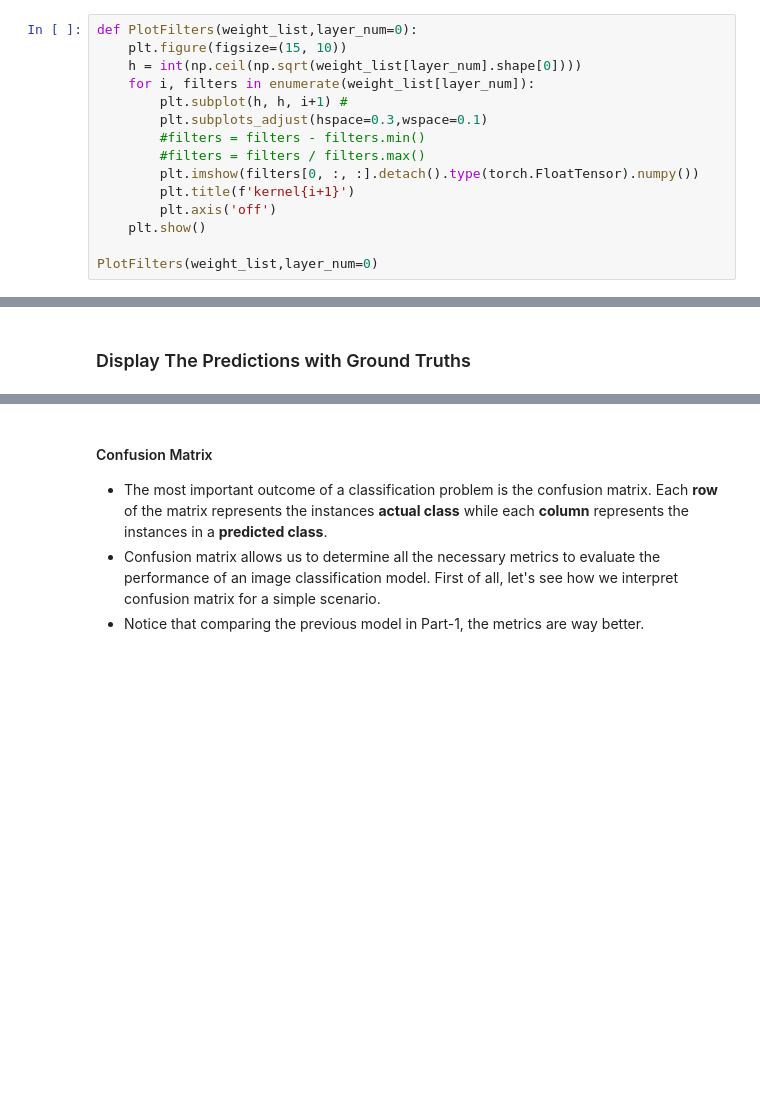
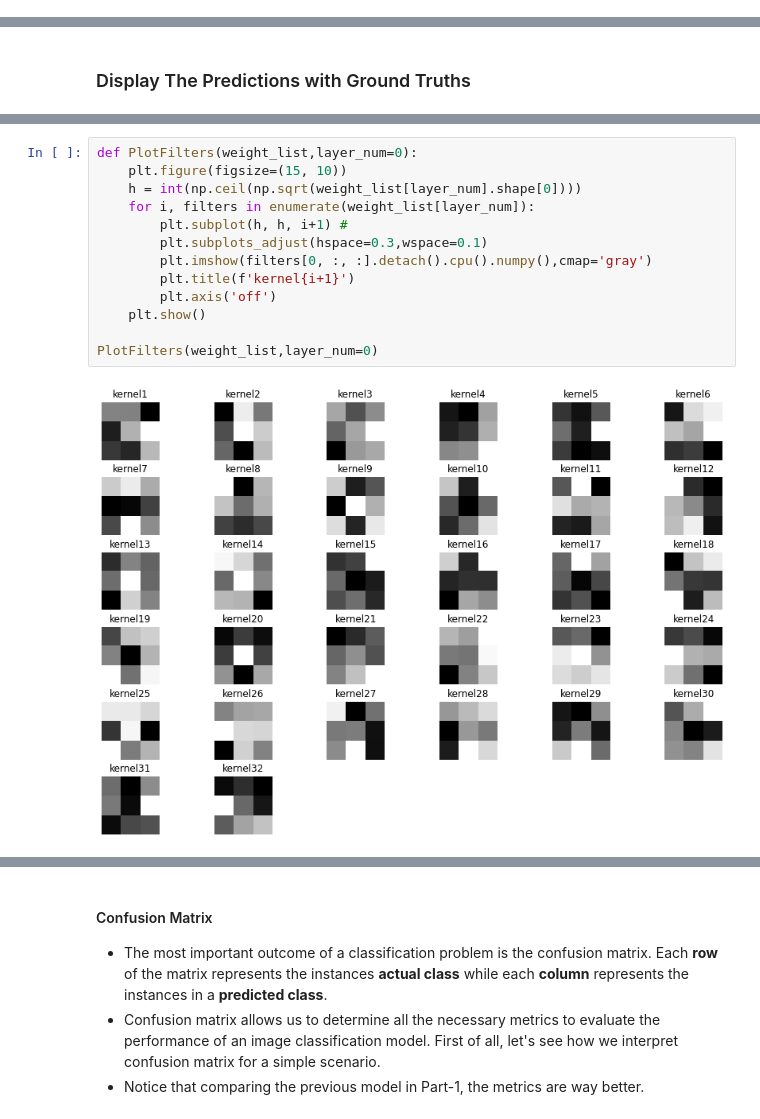
Before and after one commit to erkara/Spelman_College_Machine_Learning_Group, a Jupyter notebook: 9_Image_Classification_Part2_Convolutional_Neural_Networks.ipynb, the cells around one changed output, grey strips where cells are left out. Cells and saved outputs as stored; diff of their text form; blank space fills up the shorter version.

```diff
--- a/9_Image_Classification_Part2_Convolutional_Neural_Networks.ipynb
+++ b/9_Image_Classification_Part2_Convolutional_Neural_Networks.ipynb
@@ -356,15 +335,0 @@ we have 3 convolutional layers
-# %%
-def PlotFilters(weight_list,layer_num=0):
-    plt.figure(figsize=(15, 10))
-    h = int(np.ceil(np.sqrt(weight_list[layer_num].shape[0])))
-    for i, filters in enumerate(weight_list[layer_num]):
-        plt.subplot(h, h, i+1) #
-        plt.subplots_adjust(hspace=0.3,wspace=0.1)
-        #filters = filters - filters.min()
-        #filters = filters / filters.max()
-        plt.imshow(filters[0, :, :].detach().type(torch.FloatTensor).numpy())
-        plt.title(f'kernel{i+1}')
-        plt.axis('off')
-    plt.show()
-
-PlotFilters(weight_list,layer_num=0)
@@ -645,0 +598,15 @@ ShowPredictions(3)
+# %%
+def PlotFilters(weight_list,layer_num=0):
+    plt.figure(figsize=(15, 10))
+    h = int(np.ceil(np.sqrt(weight_list[layer_num].shape[0])))
+    for i, filters in enumerate(weight_list[layer_num]):
+        plt.subplot(h, h, i+1) #
+        plt.subplots_adjust(hspace=0.3,wspace=0.1)
+        plt.imshow(filters[0, :, :].detach().cpu().numpy(),cmap='gray')
+        plt.title(f'kernel{i+1}')
+        plt.axis('off')
+    plt.show()
+
+PlotFilters(weight_list,layer_num=0)
+# %% [output]
+[figure, added]
```
Also changed, not shown: parts of 34 cells of this notebook, 14 other files.
